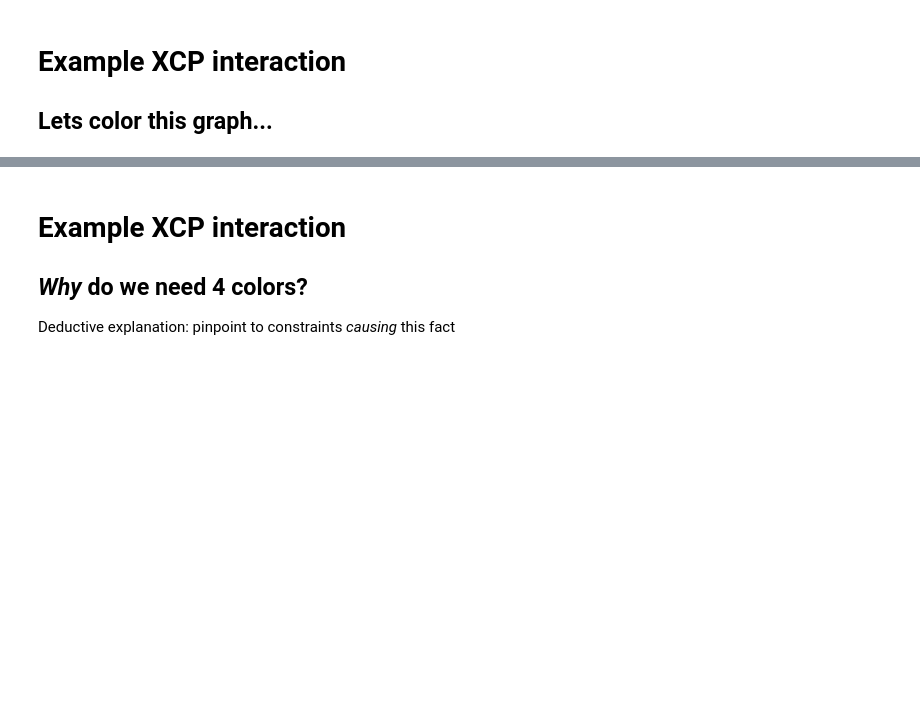
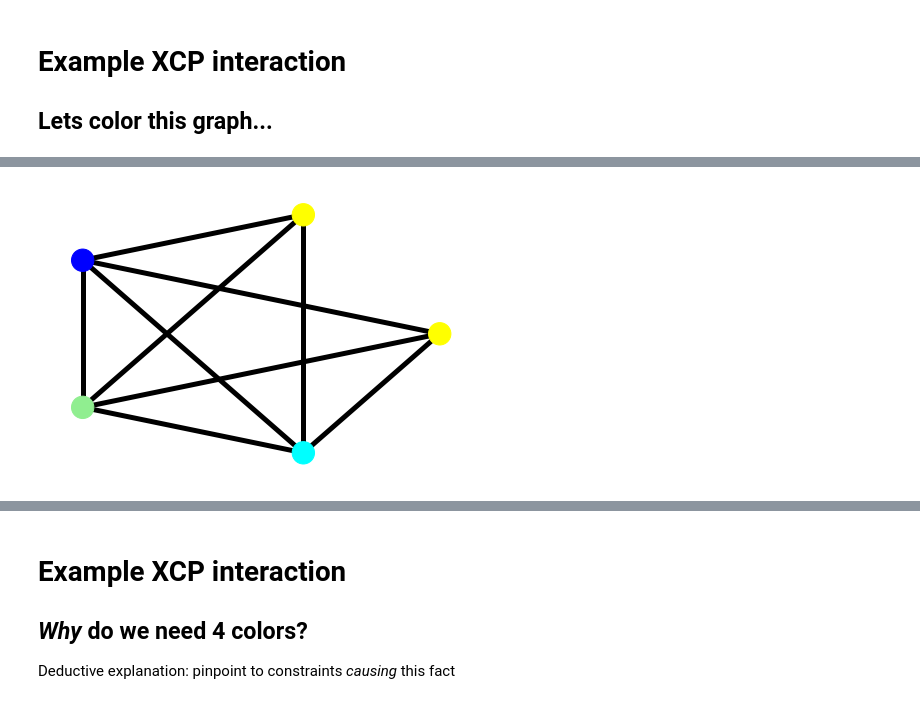
Before and after one commit to IgnaceBleukx/Tutorial-Derivatives, a Jupyter notebook: tias-acp-school24.ipynb, the cells around one changed output, grey strips where cells are left out. Cells and saved outputs as stored; diff of their text form; code cells hidden in the pictures; blank space fills up the shorter version.

```diff
--- a/tias-acp-school24.ipynb
+++ b/tias-acp-school24.ipynb
@@ -154,3 +167,7 @@ else:
+# %%
+draw(G, node_color=[cmap[n.value()] for n in nodes])
+# %% [output]
+[figure, added]
 # %% [markdown]
 <img src="img/why.png" width="15%" align="left" style="margin-top:-40px; margin-right:50px; margin-left: 300px">
 yes... but why do we need 4?
```
Also changed, not shown: parts of 43 cells of this notebook, 7 other files.
